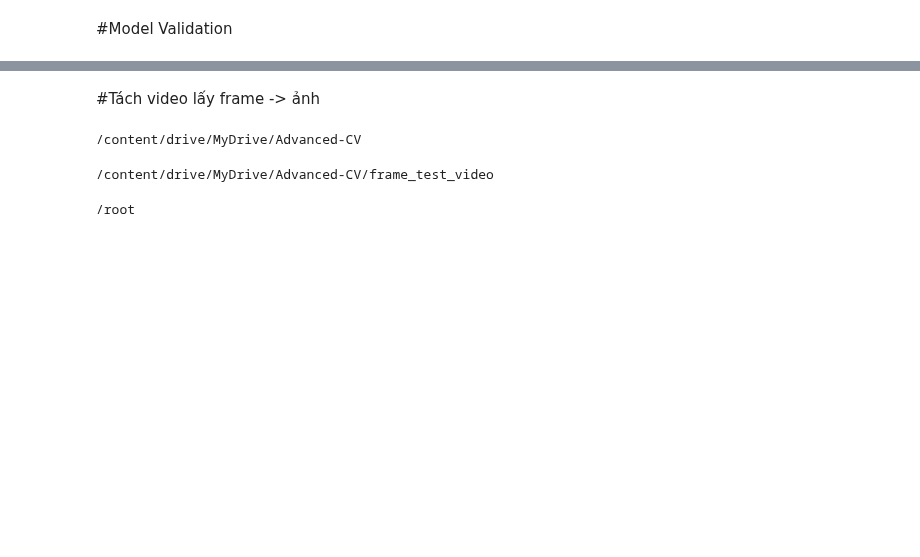
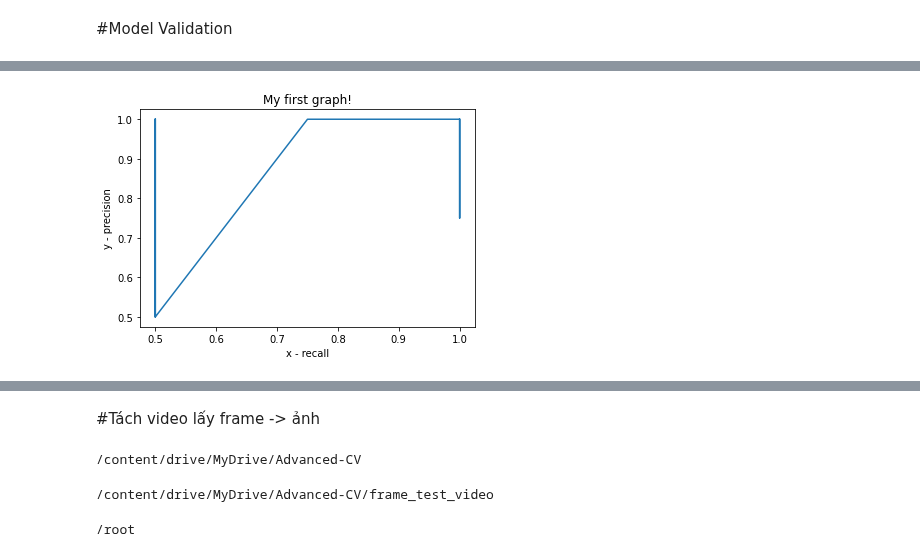
Before and after one commit to lephuocdat2000/Advanced-CV, a Jupyter notebook: FinalProject.ipynb, the cells around one changed output, grey strips where cells are left out. Drawn from its saved outputs; the diff is of its cells as text; code cells hidden in the pictures; blank space fills up the shorter version.

```diff
--- a/FinalProject.ipynb
+++ b/FinalProject.ipynb
@@ -389,7 +410,7 @@ def Image_to_Image(array1,array2):
   except ZeroDivisionError: recall=0.0
   return (precision,recall)
 
-def Read_Txt(file_path):
+def Read_Txt(path):
   with open(path,'r') as f:
       lines = f.readlines()
       bbox_gt = np.zeros((len(lines),4))
@@ -403,0 +429,2 @@ def mAP(precision_arr,recall_arr):
+# %%
+list_dir = os.listdir('/content/drive/MyDrive/Advanced-CV/frame_test_video')
@@ -404,10 +436,15 @@ def mAP(precision_arr,recall_arr):
 # %%
-list_path = ['/content/FudanPed00048.txt']
 precision_arr = []
 recall_arr = []
-for path in list_path:
-   gt_bbox = Read_Txt(path)
-   image = cv2.imread('/content/FudanPed00048.png')
+for file in list_dir:
+   if 'txt' in file:
+     gt_bbox = Read_Txt('/content/drive/MyDrive/Advanced-CV/frame_test_video/'+file)
+     name = file.split('.txt')[0] + '.jpg'
+     image = cv2.imread('/content/drive/MyDrive/Advanced-CV/frame_test_video/'+name)
+   else:
+     image = cv2.imread('/content/drive/MyDrive/Advanced-CV/frame_test_video/'+file)
+     name = file.split('.jpg')[0] + '.txt'
+     gt_bbox = Read_Txt('/content/drive/MyDrive/Advanced-CV/frame_test_video/'+name)
    img_height,img_width = image.shape[0],image.shape[1]
    gt_bbox[:,0] = gt_bbox[:,0]*img_width
    gt_bbox[:,1] = gt_bbox[:,1]*img_height
@@ -418,7 +455,10 @@ for path in list_path:
    precision_arr.append(precision)
    recall_arr.append(recall)
 
+print(precision_arr)
+print(recall_arr)
 prec_at_rec = []
+rec_at_prec = []
 for recall_level in np.linspace(0.0,max(recall_arr),11):
     try:
       args = np.argwhere(recall_arr>=recall_level).flatten()
@@ -426,6 +466,7 @@ for recall_level in np.linspace(0.0,max(recall_arr),11):
       prec = np.max(precision_arr[args])
     except:
       prec = 0.0
+    rec_at_prec.append(recall_level)
     prec_at_rec.append(prec)
 
 
@@ -435,0 +492,23 @@ print(avg_prec)
+# %%
+import matplotlib.pyplot as plt
+
+# x axis values
+y = precision_arr[np.argsort(recall_arr)]
+# corresponding y axis values
+x = np.sort(recall_arr)
+
+# plotting the points
+plt.plot(x, y)
+
+# naming the x axis
+plt.xlabel('x - recall')
+# naming the y axis
+plt.ylabel('y - precision')
+
+# giving a title to my graph
+plt.title('My first graph!')
+
+# function to show the plot
+plt.show()
+# %% [output]
+[figure, added]
```
Also changed, not shown: parts of 10 cells of this notebook.
